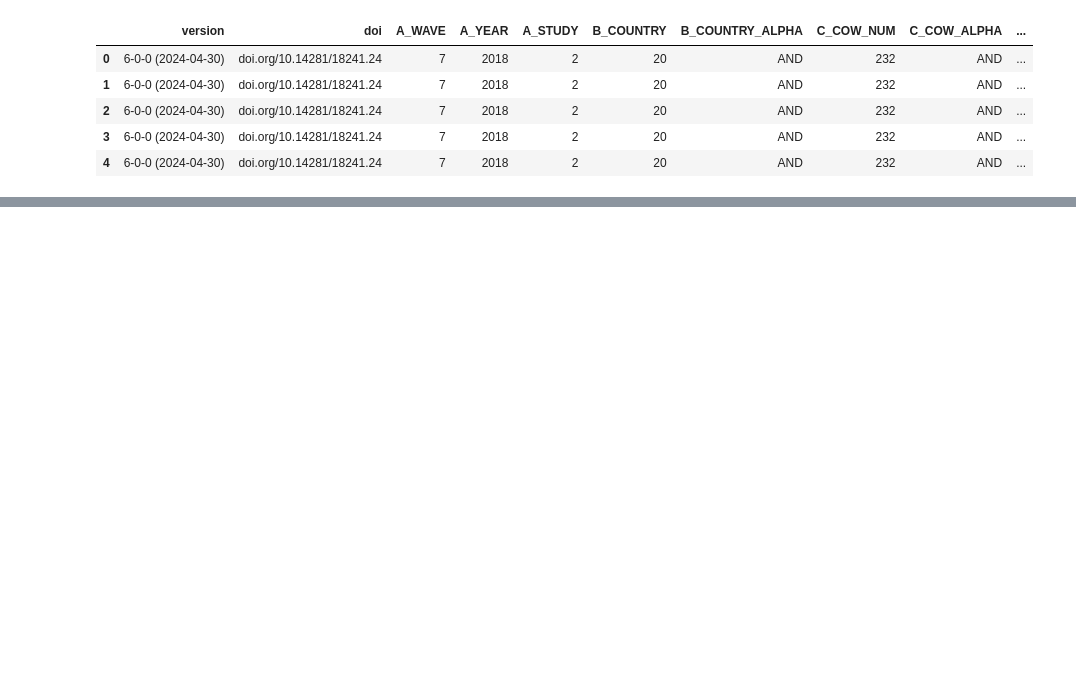
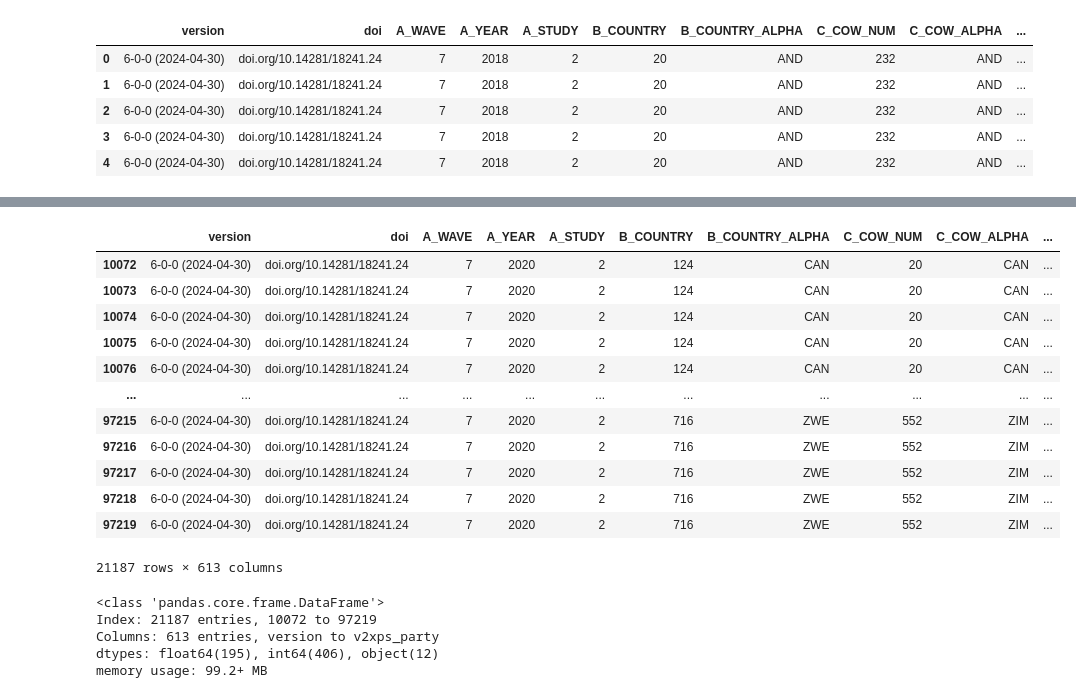
Before and after one commit to TobiasMaissen/cas_statistik_davi, a Jupyter notebook: statistik.ipynb, the cells around one changed output, grey strips where cells are left out. Cells and saved outputs as stored; diff of their text form; code cells hidden in the pictures; blank space fills up the shorter version.

```diff
--- a/statistik.ipynb
+++ b/statistik.ipynb
@@ -31,0 +26,25 @@ df.describe()
+# %%
+df_2020 = df[df['A_YEAR'] == 2020]
+df_2020
+# %% [output]
+|  | version | doi | A_WAVE | A_YEAR | A_STUDY | B_COUNTRY | B_COUNTRY_ALPHA | C_COW_NUM | C_COW_ALPHA | ... |
+| 10072 | 6-0-0 (2024-04-30) | doi.org/10.14281/18241.24 | 7 | 2020 | 2 | 124 | CAN | 20 | CAN | ... |
+| 10073 | 6-0-0 (2024-04-30) | doi.org/10.14281/18241.24 | 7 | 2020 | 2 | 124 | CAN | 20 | CAN | ... |
+| 10074 | 6-0-0 (2024-04-30) | doi.org/10.14281/18241.24 | 7 | 2020 | 2 | 124 | CAN | 20 | CAN | ... |
+| 10075 | 6-0-0 (2024-04-30) | doi.org/10.14281/18241.24 | 7 | 2020 | 2 | 124 | CAN | 20 | CAN | ... |
+| 10076 | 6-0-0 (2024-04-30) | doi.org/10.14281/18241.24 | 7 | 2020 | 2 | 124 | CAN | 20 | CAN | ... |
+| ... | ... | ... | ... | ... | ... | ... | ... | ... | ... | ... |
+| 97215 | 6-0-0 (2024-04-30) | doi.org/10.14281/18241.24 | 7 | 2020 | 2 | 716 | ZWE | 552 | ZIM | ... |
+| 97216 | 6-0-0 (2024-04-30) | doi.org/10.14281/18241.24 | 7 | 2020 | 2 | 716 | ZWE | 552 | ZIM | ... |
+| 97217 | 6-0-0 (2024-04-30) | doi.org/10.14281/18241.24 | 7 | 2020 | 2 | 716 | ZWE | 552 | ZIM | ... |
+| 97218 | 6-0-0 (2024-04-30) | doi.org/10.14281/18241.24 | 7 | 2020 | 2 | 716 | ZWE | 552 | ZIM | ... |
+| 97219 | 6-0-0 (2024-04-30) | doi.org/10.14281/18241.24 | 7 | 2020 | 2 | 716 | ZWE | 552 | ZIM | ... |
+21187 rows × 613 columns
+# %%
+df_2020.info()
+# %% [output]
+<class 'pandas.core.frame.DataFrame'>
+Index: 21187 entries, 10072 to 97219
+Columns: 613 entries, version to v2xps_party
+dtypes: float64(195), int64(406), object(12)
+memory usage: 99.2+ MB
```
Also changed, not shown: parts of 23 cells of this notebook.
